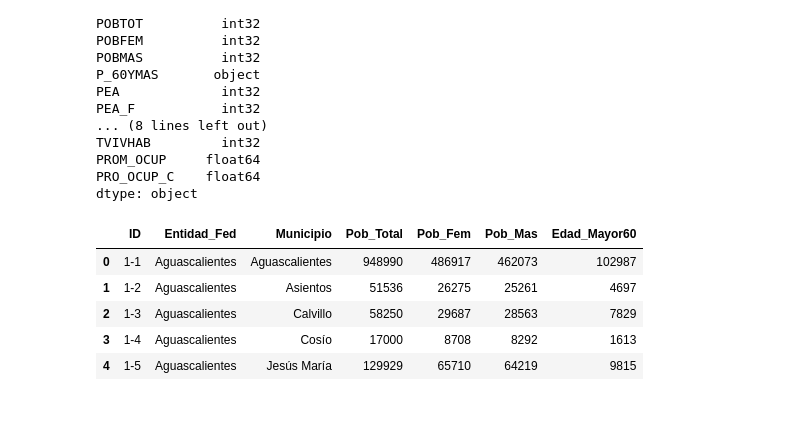
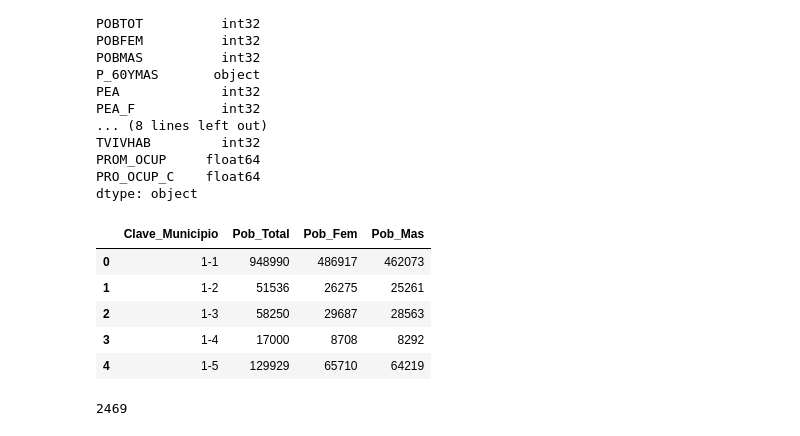
Before and after one commit to MBGUS/ETL-Project, a Jupyter notebook: JCCP/ETL_Notebook.ipynb, the cells around one changed output. Saved outputs shown, nothing was run; the diff lists cells and outputs as text; code cells hidden in the pictures.

Commit message:
Clean INEGI DB according to Estados & Municipios Tables

```diff
--- a/JCCP/ETL_Notebook.ipynb
+++ b/JCCP/ETL_Notebook.ipynb
@@ -160,15 +164,19 @@ PROM_OCUP     float64
 PRO_OCUP_C    float64
 dtype: object
 # %%
-end_inegi_df = new_inegi_df[['ENTIDAD', 'NOM_ENT', 'NOM_MUN', 'POBTOT', 'POBFEM', 'POBMAS', 'P_60YMAS']].copy()
-end_inegi_df = end_inegi_df.rename(columns = {'ENTIDAD':'ID','NOM_ENT':'Entidad_Fed', 'NOM_MUN':'Municipio', 'POBTOT': 'Pob_Total',\
-                                             'POBFEM':'Pob_Fem', 'POBMAS':'Pob_Mas', 'P_60YMAS':'Edad_Mayor60'}, inplace= False)
+end_inegi_df = new_inegi_df[['ENTIDAD', 'POBTOT', 'POBFEM', 'POBMAS']].copy()
+end_inegi_df = end_inegi_df.rename(columns = {'ENTIDAD':'Clave_Municipio', 'POBTOT': 'Pob_Total',\
+                                             'POBFEM':'Pob_Fem', 'POBMAS':'Pob_Mas'}, inplace= False)
 end_inegi_df = end_inegi_df.reset_index(drop=True)
 end_inegi_df.head( )
 # %% [output]
-|  | ID | Entidad_Fed | Municipio | Pob_Total | Pob_Fem | Pob_Mas | Edad_Mayor60 |
-| 0 | 1-1 | Aguascalientes | Aguascalientes | 948990 | 486917 | 462073 | 102987 |
-| 1 | 1-2 | Aguascalientes | Asientos | 51536 | 26275 | 25261 | 4697 |
-| 2 | 1-3 | Aguascalientes | Calvillo | 58250 | 29687 | 28563 | 7829 |
-| 3 | 1-4 | Aguascalientes | Cosío | 17000 | 8708 | 8292 | 1613 |
-| 4 | 1-5 | Aguascalientes | Jesús María | 129929 | 65710 | 64219 | 9815 |
+|  | Clave_Municipio | Pob_Total | Pob_Fem | Pob_Mas |
+| 0 | 1-1 | 948990 | 486917 | 462073 |
+| 1 | 1-2 | 51536 | 26275 | 25261 |
+| 2 | 1-3 | 58250 | 29687 | 28563 |
+| 3 | 1-4 | 17000 | 8708 | 8292 |
+| 4 | 1-5 | 129929 | 65710 | 64219 |
+# %%
+len(end_inegi_df)
+# %% [output]
+2469
```
Also changed, not shown: parts of 1 cell of this notebook.
